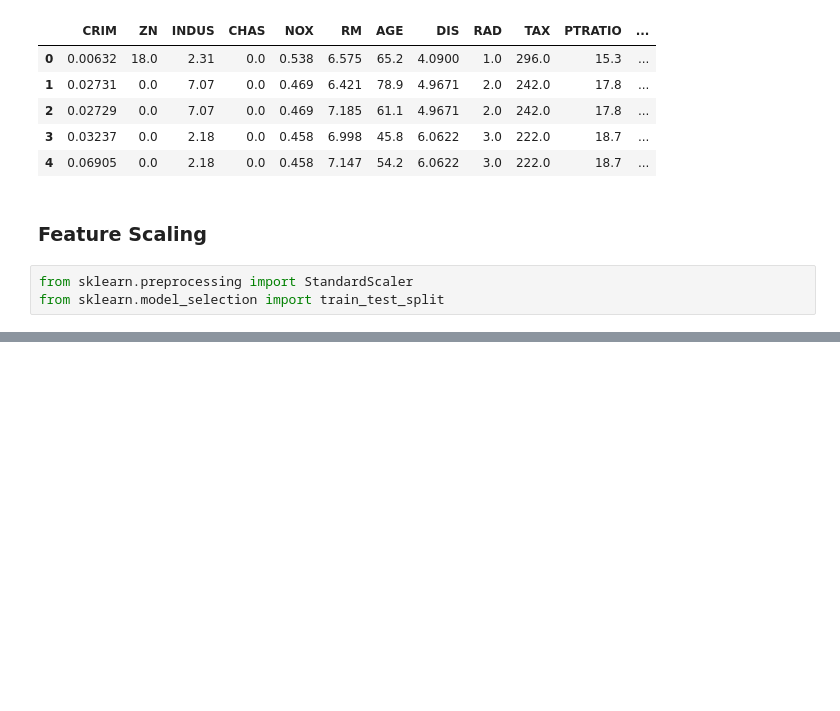
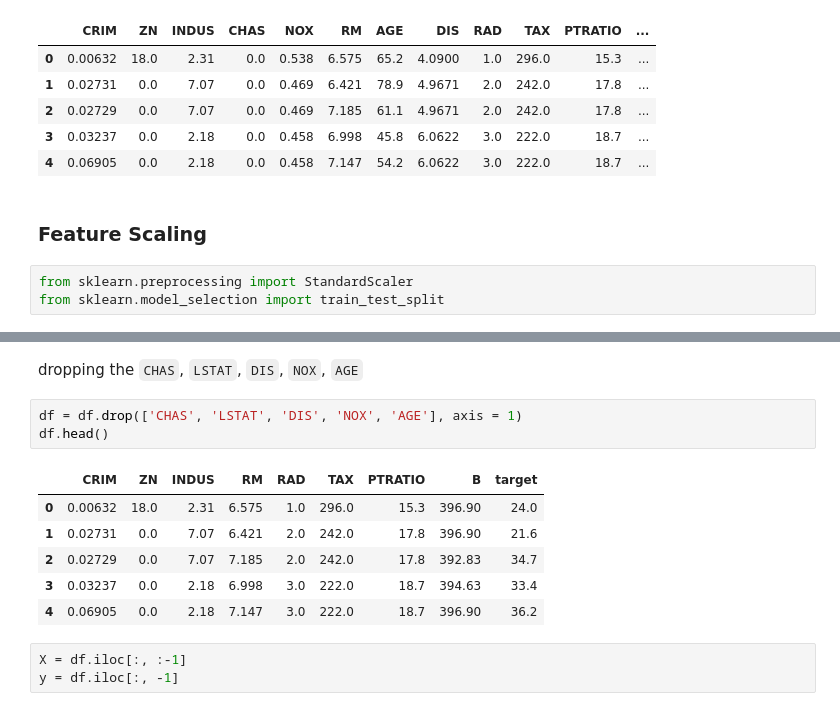
Before and after one commit to JudsonMorgan/Python-for-Data-Analyst, a Jupyter notebook: House-Price-Prediction.ipynb, the cells around one changed output, grey strips where cells are left out. Saved outputs shown, nothing was run; the diff lists cells and outputs as text; blank space fills up the shorter version.

```diff
--- a/House-Price-Prediction.ipynb
+++ b/House-Price-Prediction.ipynb
@@ -850,0 +912,15 @@ Project
+# %% [markdown]
+dropping the `CHAS`, `LSTAT`, `DIS`, `NOX`, `AGE`
+# %%
+df = df.drop(['CHAS', 'LSTAT', 'DIS', 'NOX', 'AGE'], axis = 1)
+df.head()
+# %% [output]
+|  | CRIM | ZN | INDUS | RM | RAD | TAX | PTRATIO | B | target |
+| 0 | 0.00632 | 18.0 | 2.31 | 6.575 | 1.0 | 296.0 | 15.3 | 396.90 | 24.0 |
+| 1 | 0.02731 | 0.0 | 7.07 | 6.421 | 2.0 | 242.0 | 17.8 | 396.90 | 21.6 |
+| 2 | 0.02729 | 0.0 | 7.07 | 7.185 | 2.0 | 242.0 | 17.8 | 392.83 | 34.7 |
+| 3 | 0.03237 | 0.0 | 2.18 | 6.998 | 3.0 | 222.0 | 18.7 | 394.63 | 33.4 |
+| 4 | 0.06905 | 0.0 | 2.18 | 7.147 | 3.0 | 222.0 | 18.7 | 396.90 | 36.2 |
+# %%
+X = df.iloc[:, :-1]
+y = df.iloc[:, -1]
```
Also changed, not shown: parts of 70 cells of this notebook.
